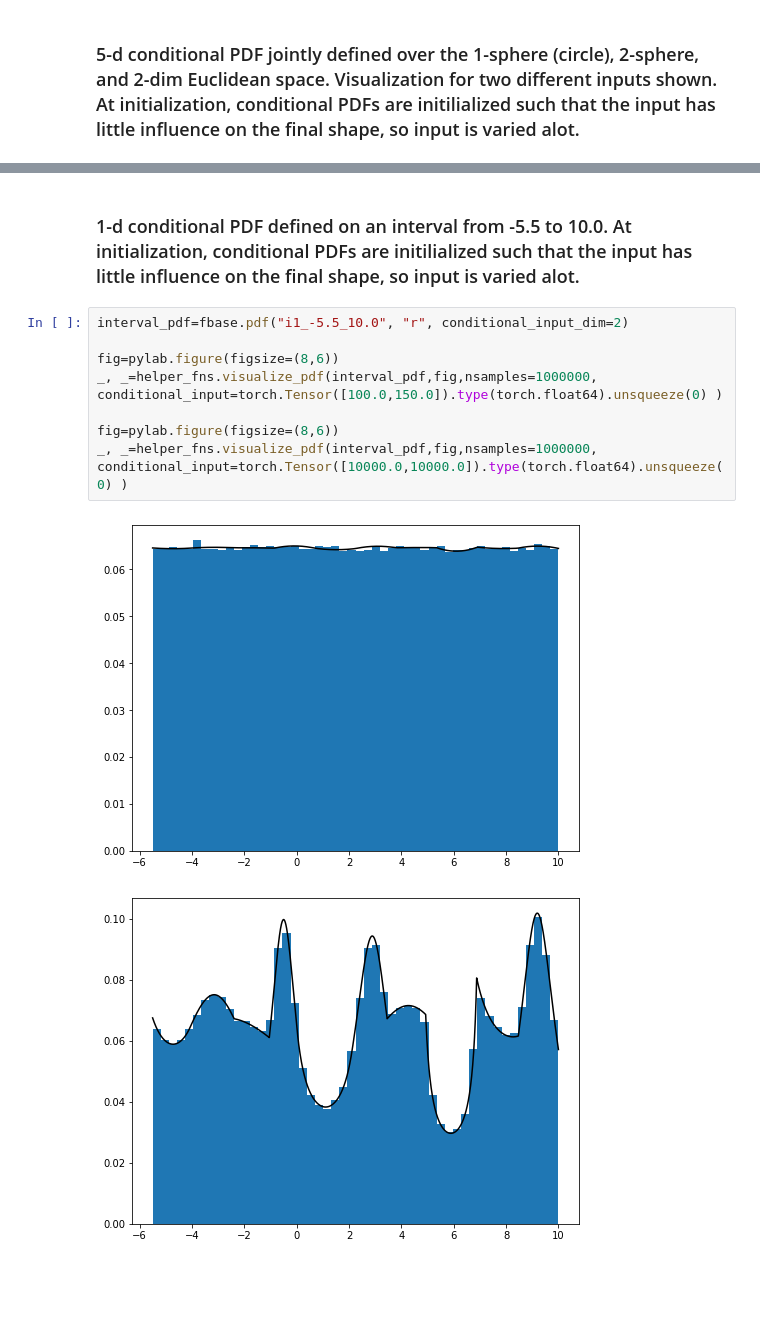
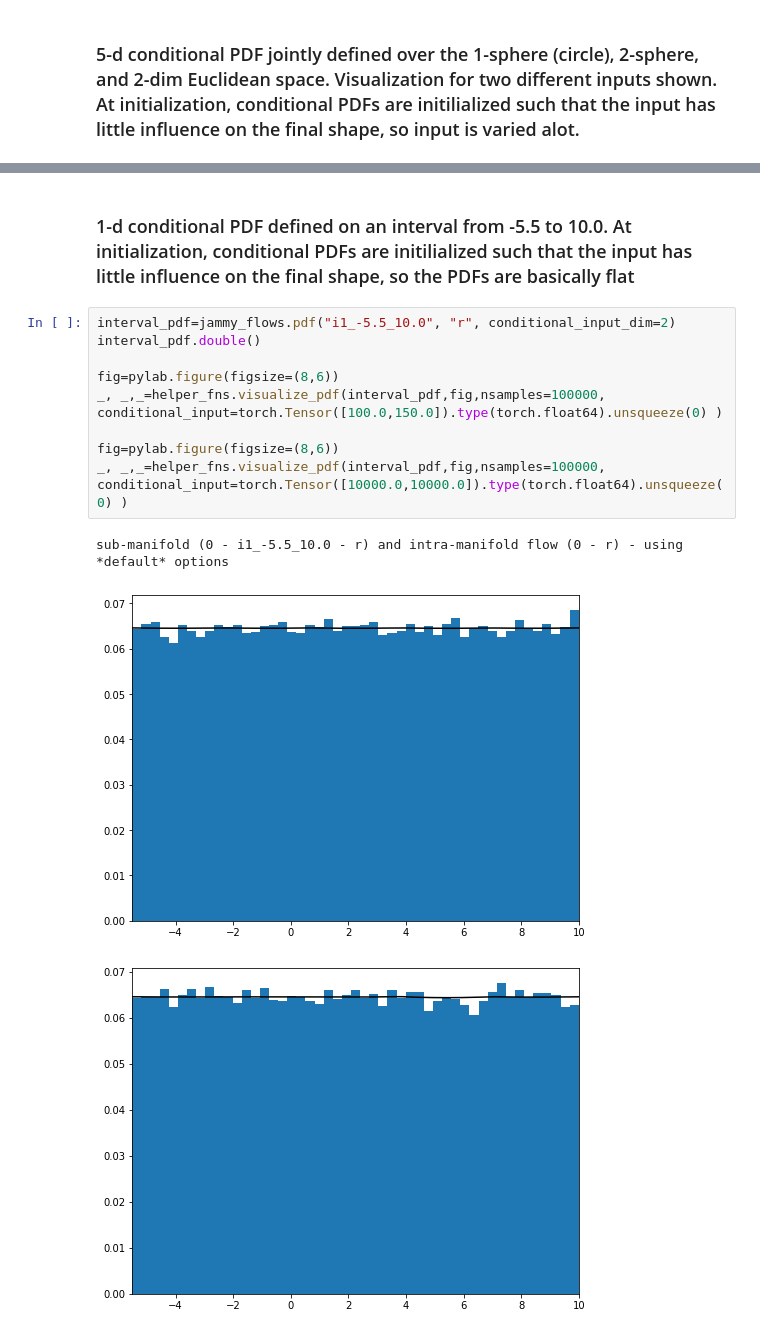
Before and after one commit to thoglu/jammy_flows, a Jupyter notebook: examples/examples.ipynb, the cells around one changed output, grey strips where cells are left out. Cells and saved outputs as stored; diff of their text form; blank space fills up the shorter version.

```diff
--- a/examples/examples.ipynb
+++ b/examples/examples.ipynb
@@ -65,13 +91,15 @@ _, _=helper_fns.visualize_pdf(fived_pdf,fig,nsamples=100000, conditional_input=t
 # %% [markdown]
-### 1-d conditional PDF defined on an interval from -5.5 to 10.0. At initialization, conditional PDFs are initilialized such that the input has little influence on the final shape, so input is varied alot.
+### 1-d conditional PDF defined on an interval from -5.5 to 10.0. At initialization, conditional PDFs are initilialized such that the input has little influence on the final shape, so the PDFs are basically flat
 # %%
-interval_pdf=fbase.pdf("i1_-5.5_10.0", "r", conditional_input_dim=2)
+interval_pdf=jammy_flows.pdf("i1_-5.5_10.0", "r", conditional_input_dim=2)
+interval_pdf.double()
 
 fig=pylab.figure(figsize=(8,6))
-_, _=helper_fns.visualize_pdf(interval_pdf,fig,nsamples=1000000, conditional_input=torch.Tensor([100.0,150.0]).type(torch.float64).unsqueeze(0) )
+_, _,_=helper_fns.visualize_pdf(interval_pdf,fig,nsamples=100000, conditional_input=torch.Tensor([100.0,150.0]).type(torch.float64).unsqueeze(0) )
 
 fig=pylab.figure(figsize=(8,6))
-_, _=helper_fns.visualize_pdf(interval_pdf,fig,nsamples=1000000, conditional_input=torch.Tensor([10000.0,10000.0]).type(torch.float64).unsqueeze(0) )
+_, _,_=helper_fns.visualize_pdf(interval_pdf,fig,nsamples=100000, conditional_input=torch.Tensor([10000.0,10000.0]).type(torch.float64).unsqueeze(0) )
 # %% [output]
+sub-manifold (0 - i1_-5.5_10.0 - r) and intra-manifold flow (0 - r) - using *default* options
-[figure, old version]
+[figure, new version]
-[figure, old version]
+[figure, new version]
```
Also changed, not shown: parts of 10 cells of this notebook.
